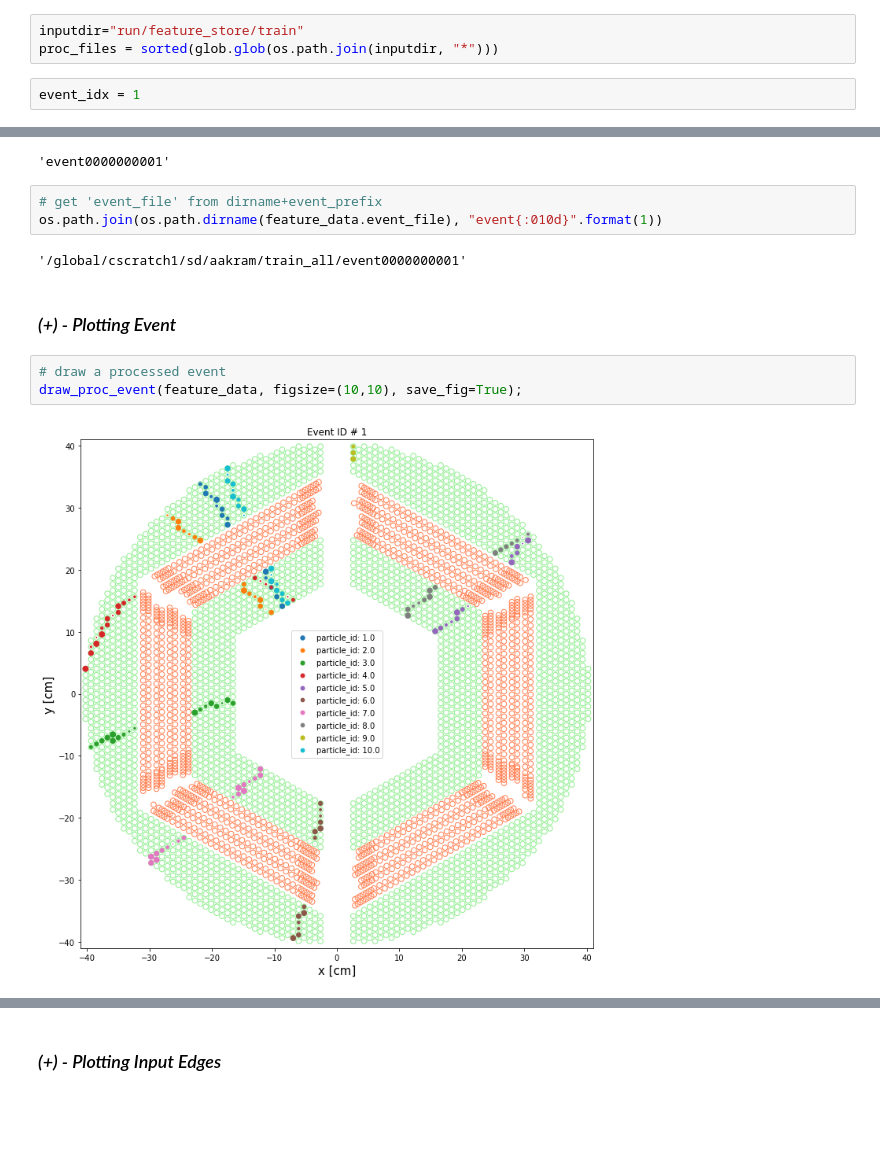
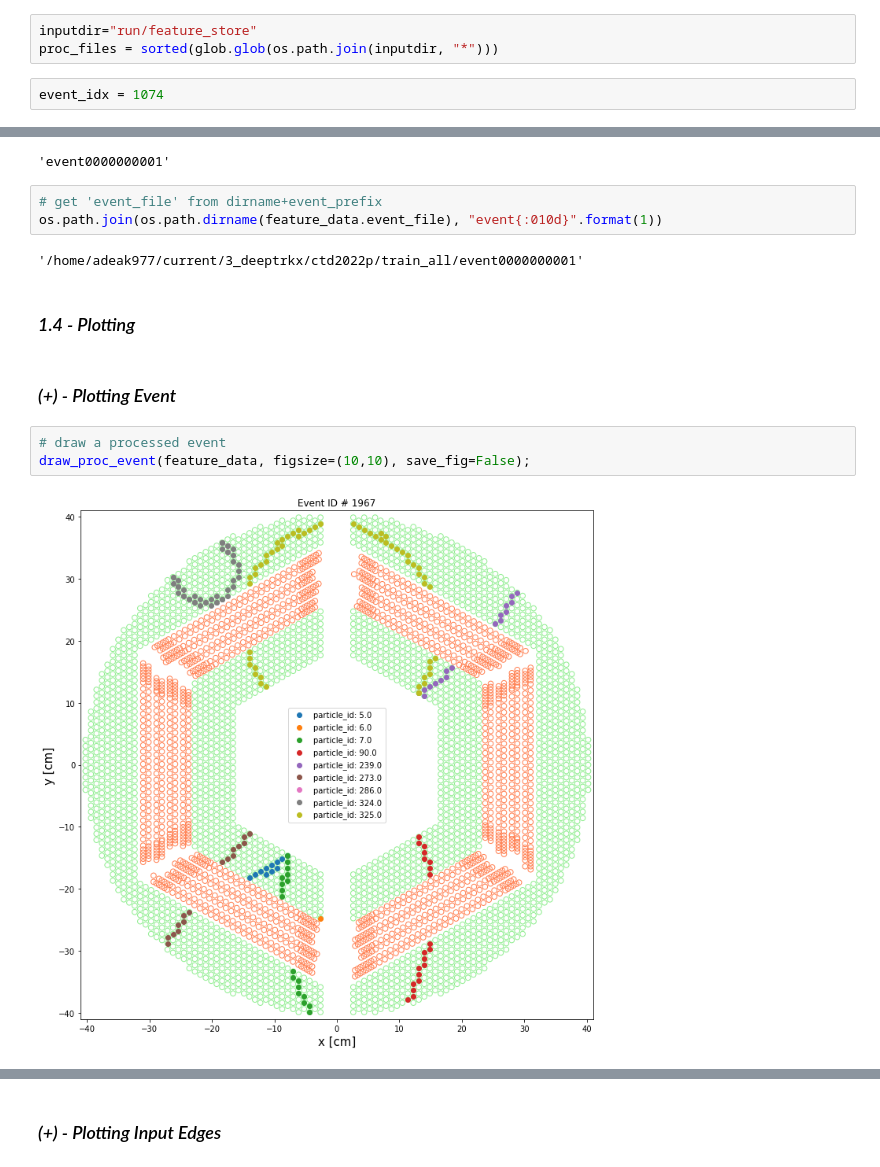
Before and after one commit to ai4fair/ctstrkx, a Jupyter notebook: stt1_proc.ipynb, the cells around one changed output, grey strips where cells are left out. Saved outputs shown, nothing was run; the diff lists cells and outputs as text; blank space fills up the shorter version.

```diff
--- a/stt1_proc.ipynb
+++ b/stt1_proc.ipynb
@@ -94,8 +85,8 @@ from src.utils_math import polar_to_cartesian, cylindrical_to_cartesian
 # %%
-inputdir="run/feature_store/train"
+inputdir="run/feature_store"
 proc_files = sorted(glob.glob(os.path.join(inputdir, "*")))
 # %%
-event_idx = 1
+event_idx = 1074
 # %%
 feature_data = torch.load(proc_files[event_idx], map_location=device)
 print("Length of Data: {}".format(len(feature_data)))
@@ -163,11 +172,13 @@ str('event{!s}'.format(format(event_id, '010d')))
 # get 'event_file' from dirname+event_prefix
 os.path.join(os.path.dirname(feature_data.event_file), "event{:010d}".format(1))
 # %% [output]
-'/global/cscratch1/sd/aakram/train_all/event0000000001'
+'/home/adeak977/current/3_deeptrkx/ctd2022p/train_all/event0000000001'
+# %% [markdown]
+### _1.4 - Plotting_
 # %% [markdown]
 ### _(+) - Plotting Event_
 # %%
 # draw a processed event
-draw_proc_event(feature_data, figsize=(10,10), save_fig=True);
+draw_proc_event(feature_data, figsize=(10,10), save_fig=False);
 # %% [output]
-[figure, old version]
+[figure, new version]
```
Also changed, not shown: parts of 52 cells of this notebook, 3 other files.
